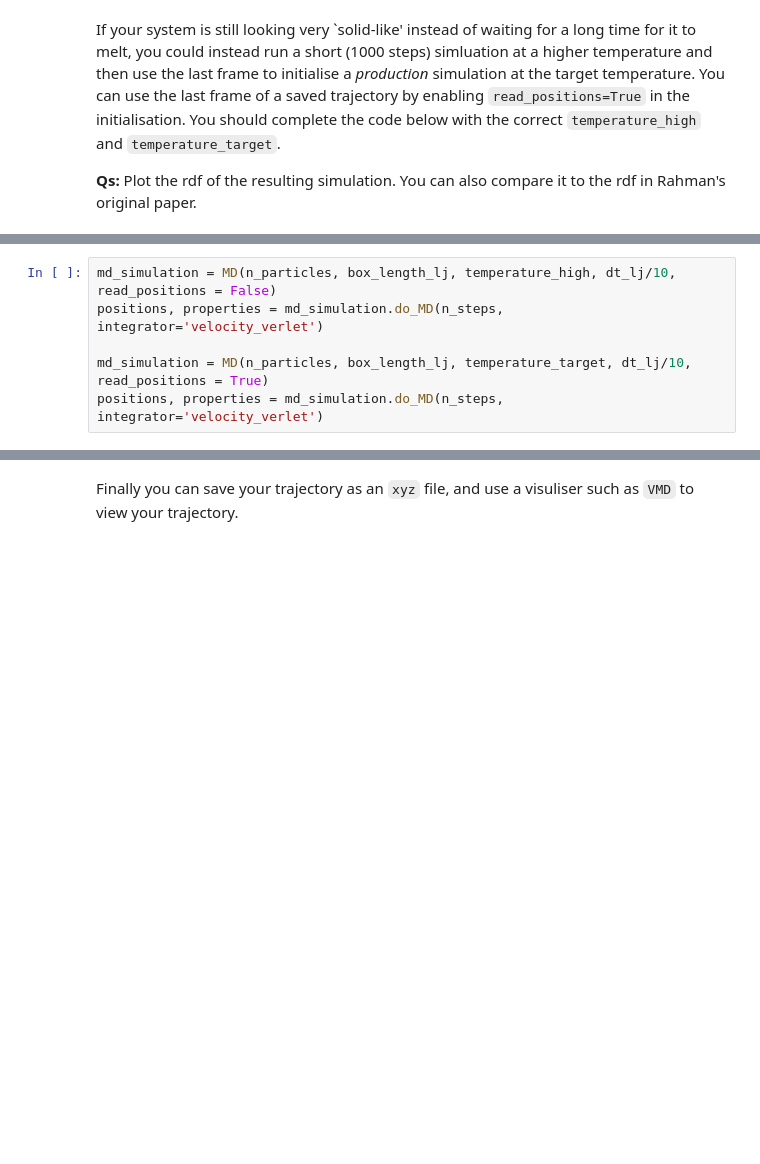
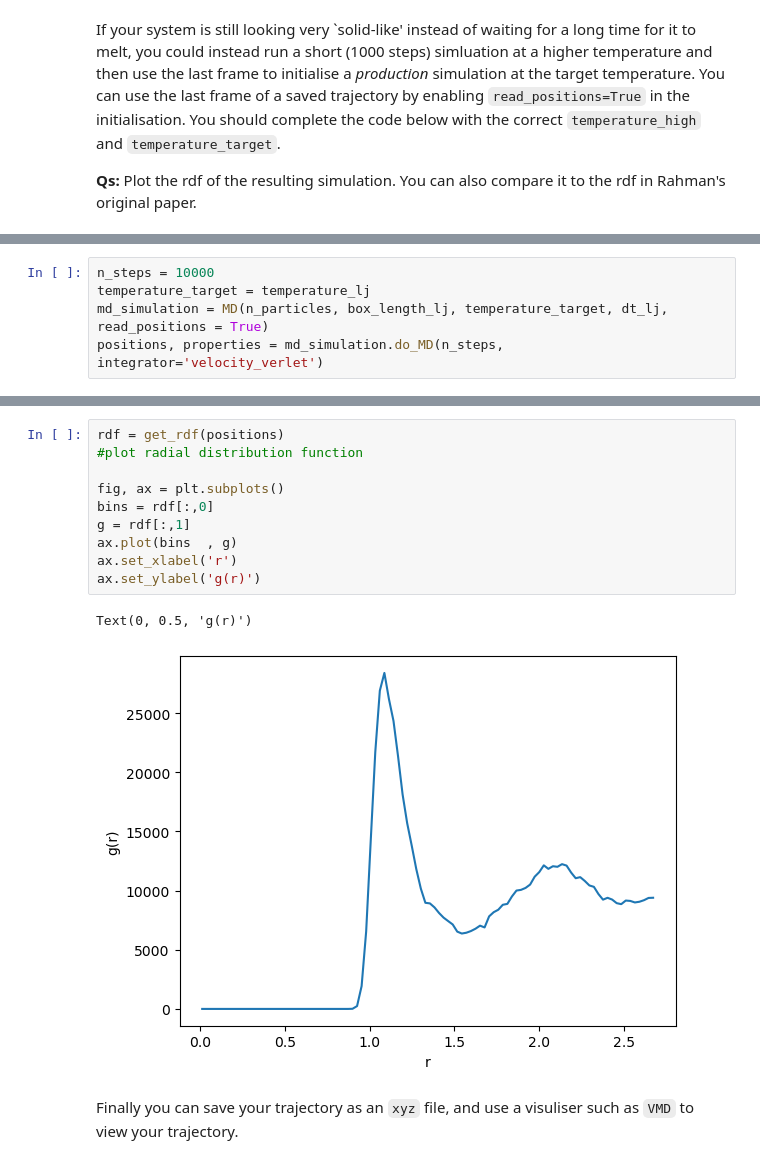
Before and after one commit to niamhon/MD-Practical, a Jupyter notebook: 01_MD-Fundamentals/solutions.ipynb, the cells around one changed output, grey strips where cells are left out. Cells and saved outputs as stored; diff of their text form; blank space fills up the shorter version.

````diff
--- a/01_MD-Fundamentals/solutions.ipynb
+++ b/01_MD-Fundamentals/solutions.ipynb
@@ -489,6 +541,5 @@ If your system is still looking very `solid-like' instead of waiting for a long
 # %%
-md_simulation = MD(n_particles, box_length_lj, temperature_high, dt_lj/10, read_positions = False)
+n_steps = 10000
+temperature_target = temperature_lj
+md_simulation = MD(n_particles, box_length_lj, temperature_target, dt_lj, read_positions = True)
 positions, properties = md_simulation.do_MD(n_steps, integrator='velocity_verlet')
-
-md_simulation = MD(n_particles, box_length_lj, temperature_target, dt_lj/10, read_positions = True)
-positions, properties = md_simulation.do_MD(n_steps, integrator='velocity_verlet')
@@ -495,3 +564,16 @@ positions, properties = md_simulation.do_MD(n_steps, integrator='velocity_verlet
+# %%
+rdf = get_rdf(positions)
+#plot radial distribution function
+
+fig, ax = plt.subplots()
+bins = rdf[:,0]
+g = rdf[:,1]
+ax.plot(bins  , g)
+ax.set_xlabel('r')
+ax.set_ylabel('g(r)')
+# %% [output]
+Text(0, 0.5, 'g(r)')
+[figure, added]
 # %% [markdown]
 Finally you can save your trajectory as an `xyz` file, and use a visuliser such as ```VMD``` to view your trajectory.
 # %%
````
Also changed, not shown: parts of 11 cells of this notebook, 1 other file.
